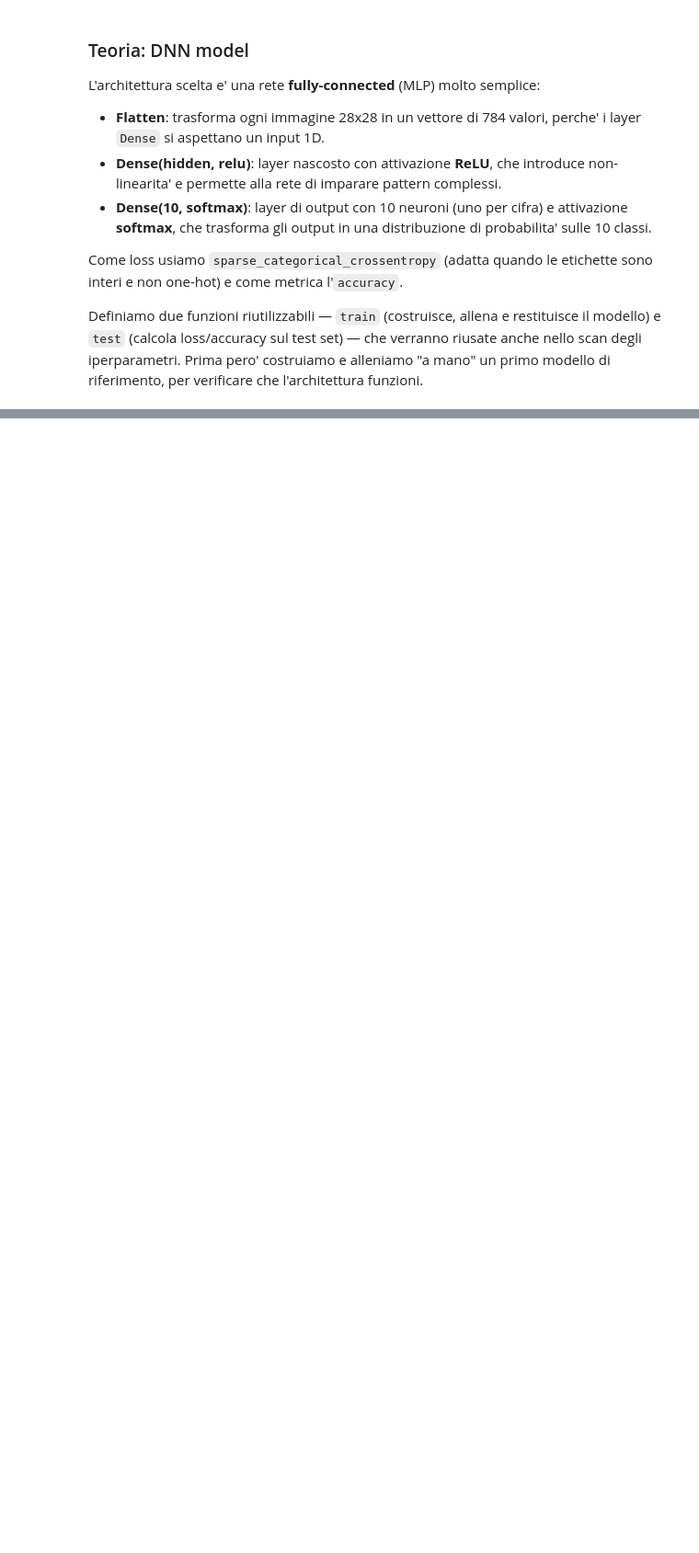
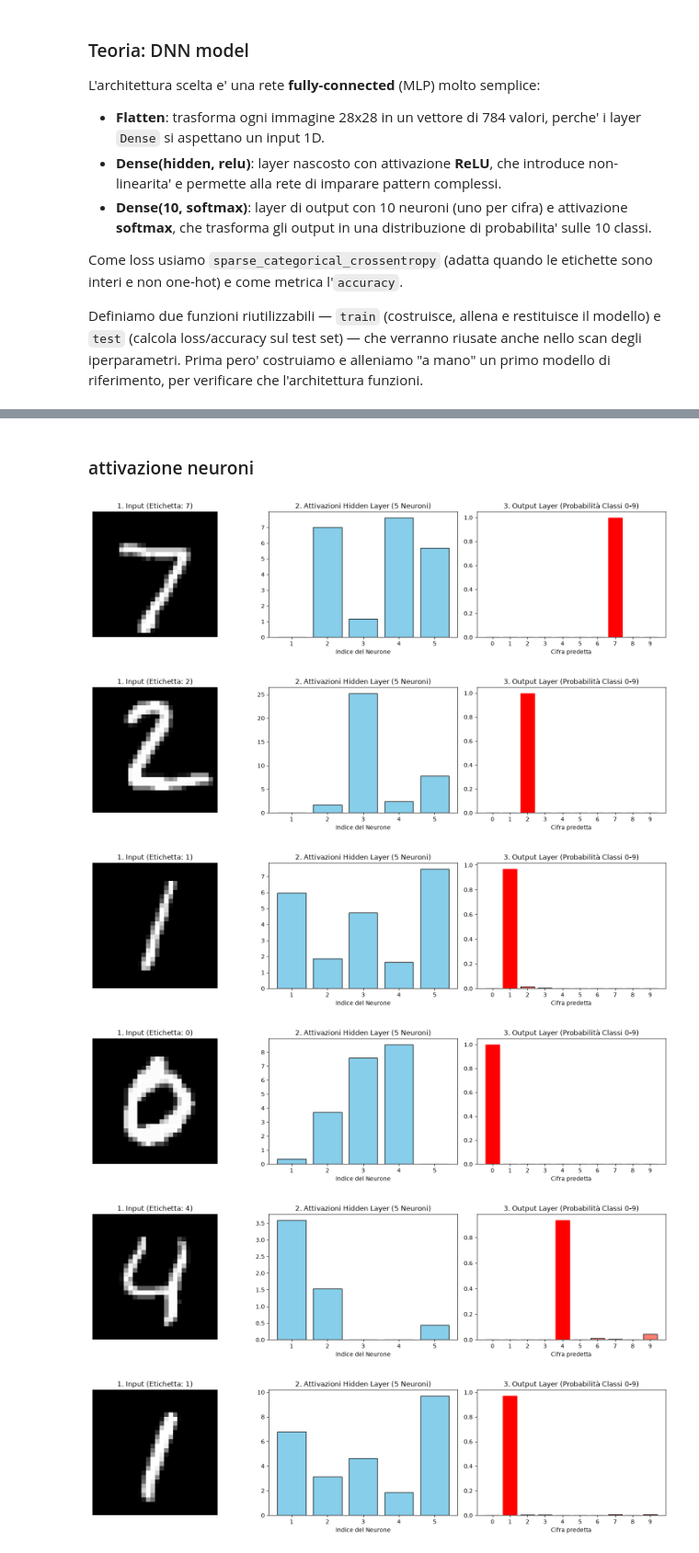
Before and after one commit to alivergani/Deep-Learning, a Jupyter notebook: FirstSteps/esercizio_5.ipynb, the cells around one changed output, grey strips where cells are left out. Shown at 92% size. Cells and saved outputs as stored; diff of their text form; code cells hidden in the pictures; blank space fills up the shorter version.

```diff
--- a/FirstSteps/esercizio_5.ipynb
+++ b/FirstSteps/esercizio_5.ipynb
@@ -287,0 +403,47 @@ Epoch 1/5
+# %% [markdown]
+### attivazione neuroni
+# %%
+for i in range(0,10):
+    indice_scelto = i  # Modifica questo valore per pescare immagini diverse
+
+    # Estraiamo l'immagine e l'etichetta corrispondente
+    img_array = test_images[indice_scelto : indice_scelto+1]
+    true_label = test_labels[indice_scelto]
+
+    # forward pass per estrarre i valori ai vari stadi ed estrarre le attivazioni del layer nascosto
+    hidden_activations = extractor.predict(img_array, verbose=0)[0]
+    output_probabilities = model_toy.predict(img_array, verbose=0)[0]
+
+    # visualizzazione a tre stadi: input, layer nascosto, output
+    fig, (ax1, ax2, ax3) = plt.subplots(1, 3, figsize=(15, 4))
+
+    #input
+    ax1.imshow(img_array[0], cmap='gray')
+    ax1.set_title(f"1. Input (Etichetta: {true_label})", fontsize=12)
+    ax1.axis('off')
+
+    # layer nascosto (le feature estratte)
+    ax2.bar(range(1, 6), hidden_activations, color='skyblue', edgecolor='black')
+    ax2.set_title("2. Attivazioni Hidden Layer (5 Neuroni)", fontsize=12)
+    ax2.set_xlabel("Indice del Neurone")
+    ax2.set_xticks(range(1, 6))
+
+    # output (la decisione)
+    ax3.bar(range(10), output_probabilities, color='salmon', edgecolor='black')
+    ax3.set_title("3. Output Layer (Probabilità Classi 0-9)", fontsize=12)
+    ax3.set_xlabel("Cifra predetta")
+    ax3.set_xticks(range(10))
+
+    # Evidenziamo di rosso la predizione più alta nell'output
+    predicted_digit = np.argmax(output_probabilities)
+    ax3.patches[predicted_digit].set_color('red')
+
+    plt.tight_layout()
+    plt.show()
+# %% [output]
+[figure, added]
+[figure, added]
+[figure, added]
+[figure, added]
+[figure, added]
+[figure, added]
```
Also changed, not shown: parts of 21 cells of this notebook, 21 other files.
